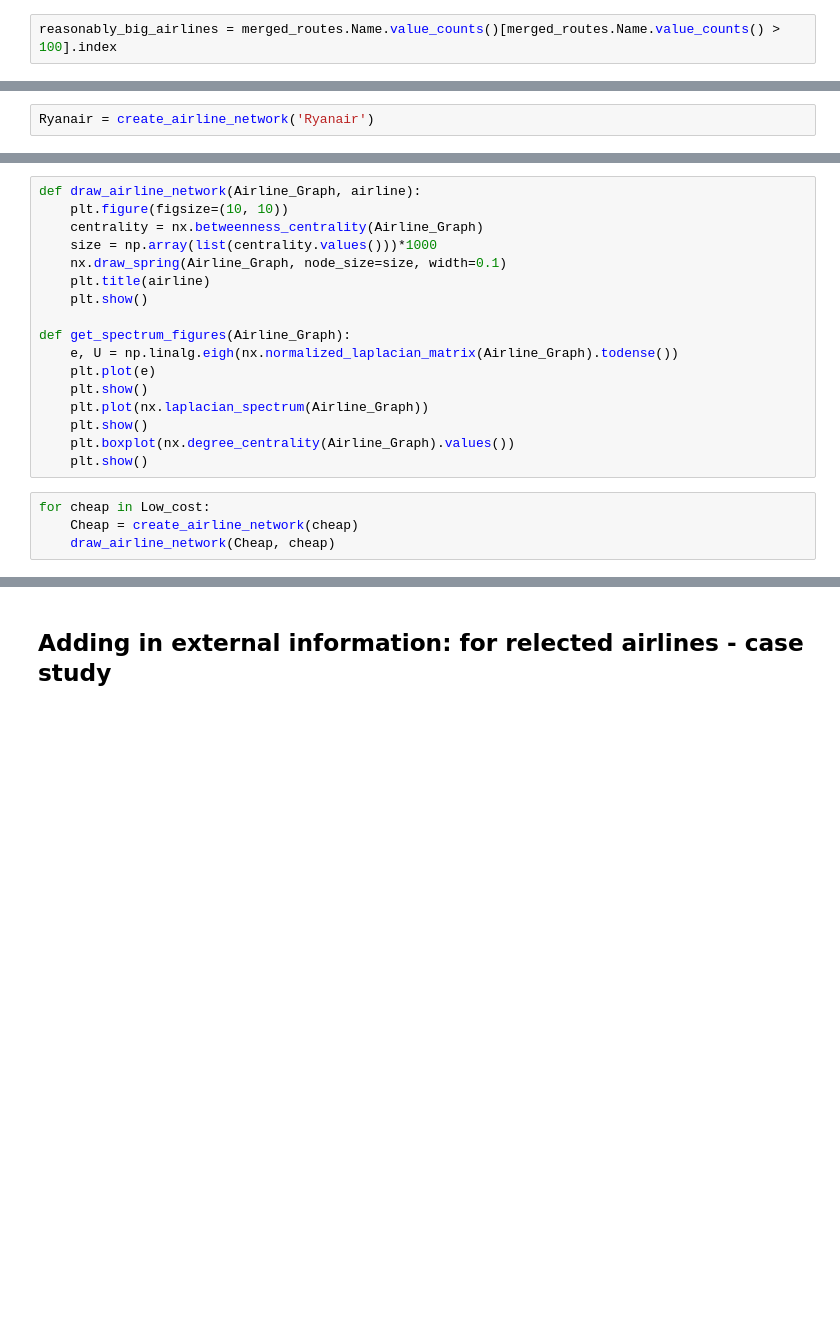
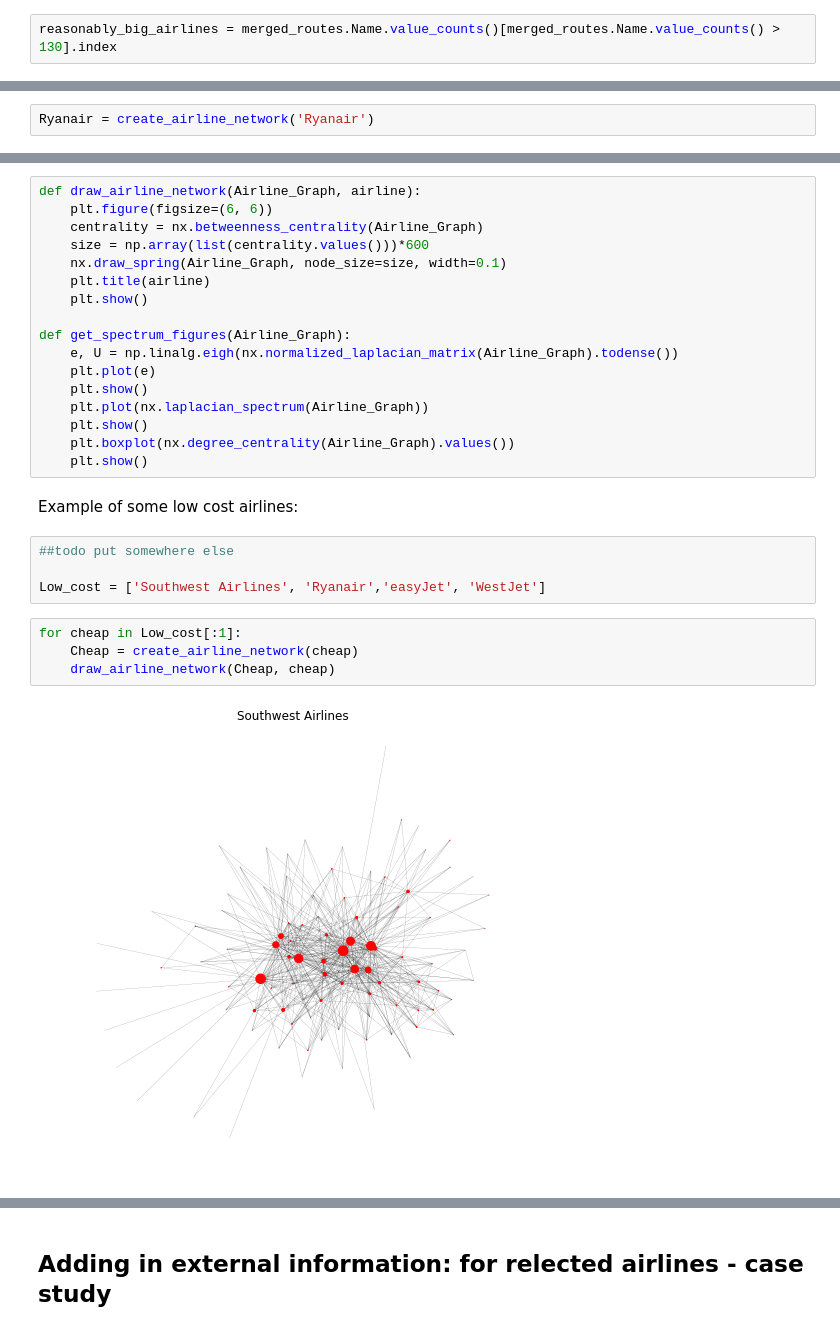
Before and after one commit to rusucosmin/ntp, a Jupyter notebook: Airline Analysis.ipynb, the cells around one changed output, grey strips where cells are left out. Saved outputs shown, nothing was run; the diff lists cells and outputs as text; blank space fills up the shorter version.

```diff
--- a/Airline Analysis.ipynb
+++ b/Airline Analysis.ipynb
@@ -349,5 +449,5 @@ merged_routes.Name.value_counts().describe()
 # %%
-reasonably_big_airlines = merged_routes.Name.value_counts()[merged_routes.Name.value_counts() > 100].index
+reasonably_big_airlines = merged_routes.Name.value_counts()[merged_routes.Name.value_counts() > 130].index
 # %%
 merged_routes = merged_routes[merged_routes.Name.isin(reasonably_big_airlines)]
 # %% [markdown]
@@ -463,8 +566,8 @@ merged_routes.head()
 # %%
 def draw_airline_network(Airline_Graph, airline):
-    plt.figure(figsize=(10, 10))
+    plt.figure(figsize=(6, 6))
     centrality = nx.betweenness_centrality(Airline_Graph)
-    size = np.array(list(centrality.values()))*1000
+    size = np.array(list(centrality.values()))*600
     nx.draw_spring(Airline_Graph, node_size=size, width=0.1)
     plt.title(airline)
     plt.show()
@@ -477,7 +580,15 @@ def get_spectrum_figures(Airline_Graph):
     plt.show()
     plt.boxplot(nx.degree_centrality(Airline_Graph).values())
     plt.show()
+# %% [markdown]
+Example of some low cost airlines:
+# %%
+##todo put somewhere else
+
+Low_cost = ['Southwest Airlines', 'Ryanair','easyJet', 'WestJet']
 # %%
-for cheap in Low_cost:
+for cheap in Low_cost[:1]:
     Cheap = create_airline_network(cheap)
     draw_airline_network(Cheap, cheap)
+# %% [output]
+[figure, added]
```
Also changed, not shown: parts of 217 cells of this notebook, 1 other file.
